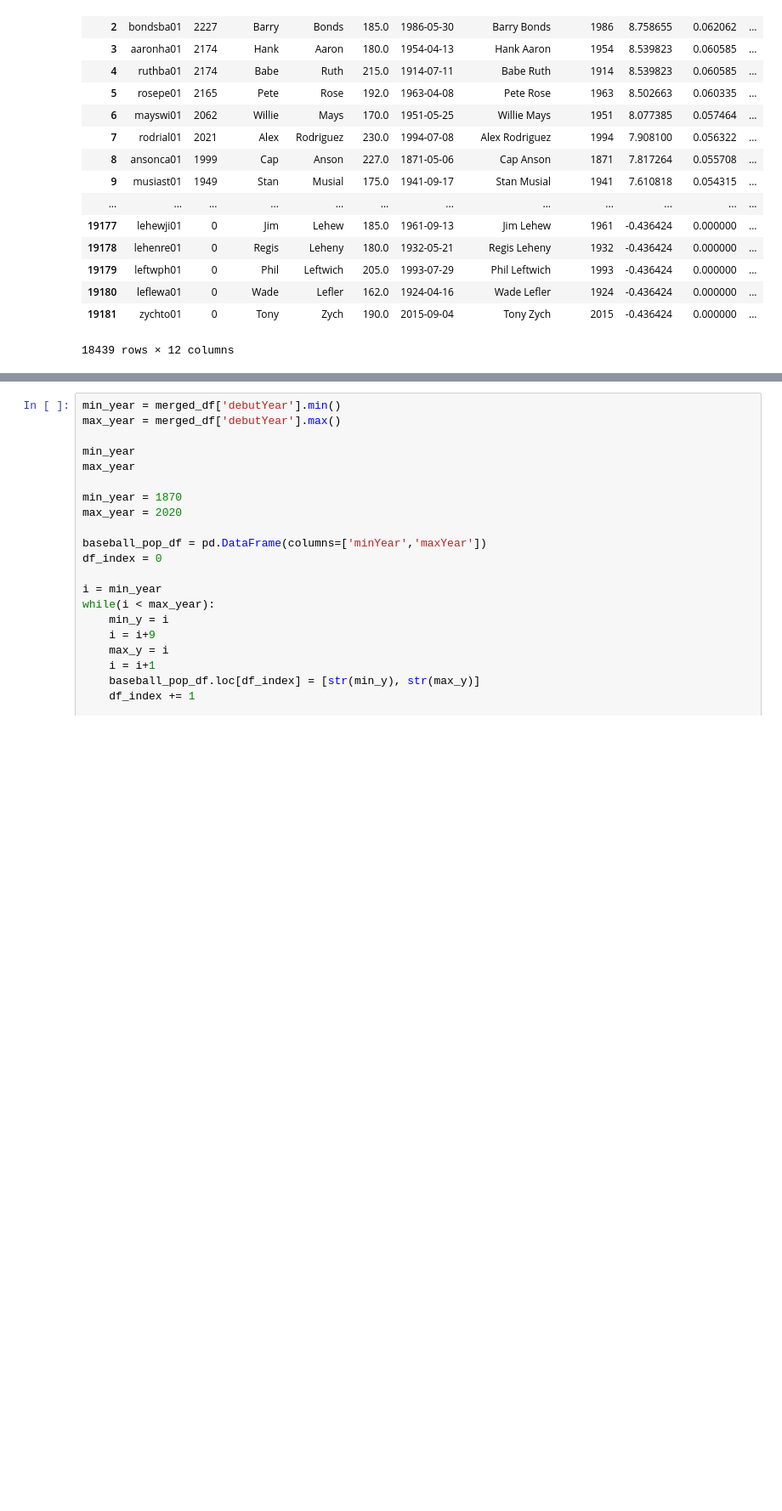
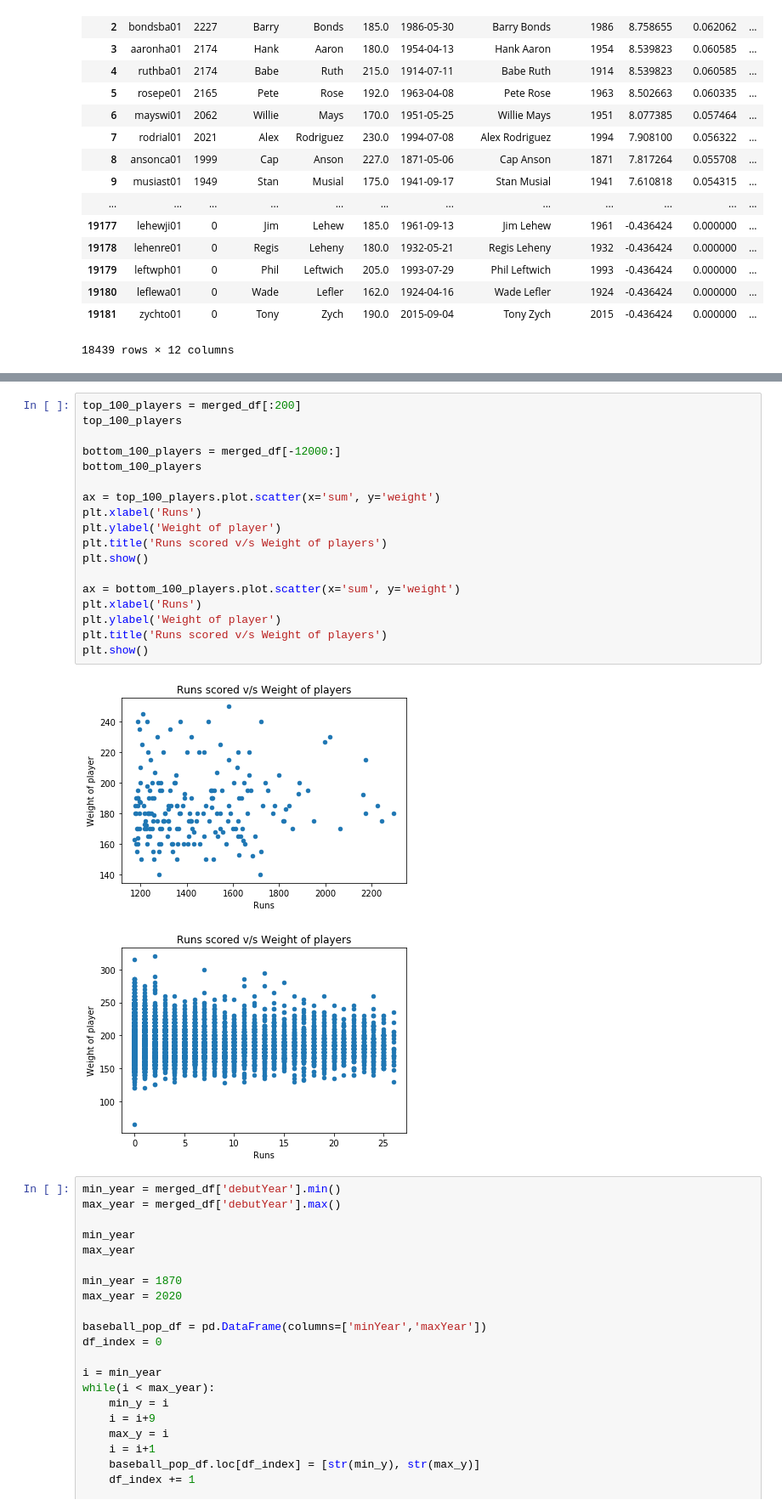
Before and after one commit to manish-mr/CS6830_Project1, a Jupyter notebook: Project1.ipynb, the cells around one changed output, grey strips where cells are left out. Shown: that part at 85% size. Drawn from its saved outputs; the diff is of its cells as text; blank space fills up the shorter version.

Commit message:
Added top and bottom 100 analysis

```diff
--- a/Project1.ipynb
+++ b/Project1.ipynb
@@ -168,3 +168,24 @@ plt.show()
+# %%
+top_100_players = merged_df[:200]
+top_100_players
+
+bottom_100_players = merged_df[-12000:]
+bottom_100_players
+
+ax = top_100_players.plot.scatter(x='sum', y='weight')
+plt.xlabel('Runs')
+plt.ylabel('Weight of player')
+plt.title('Runs scored v/s Weight of players')
+plt.show()
+
+ax = bottom_100_players.plot.scatter(x='sum', y='weight')
+plt.xlabel('Runs')
+plt.ylabel('Weight of player')
+plt.title('Runs scored v/s Weight of players')
+plt.show()
+# %% [output]
+[figure, added]
+[figure, added]
 # %%
 min_year = merged_df['debutYear'].min()
 max_year = merged_df['debutYear'].max()
```
Also changed, not shown: parts of 3 cells of this notebook.
